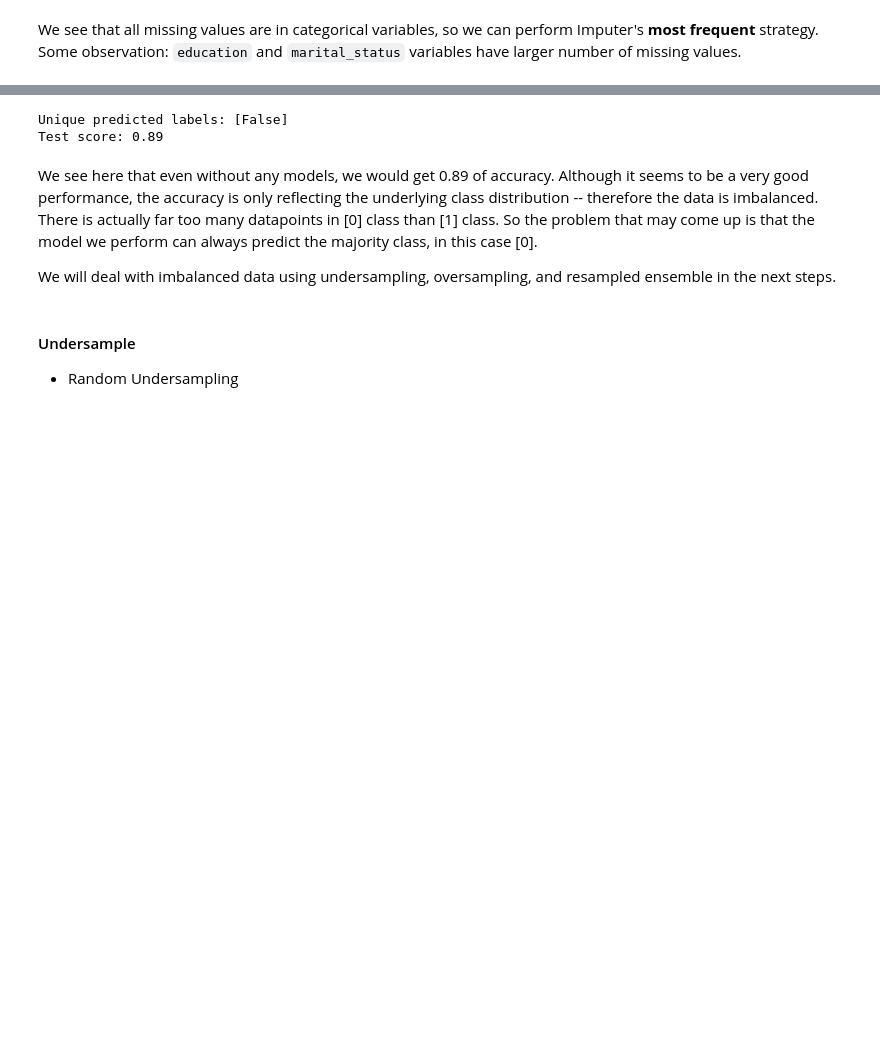
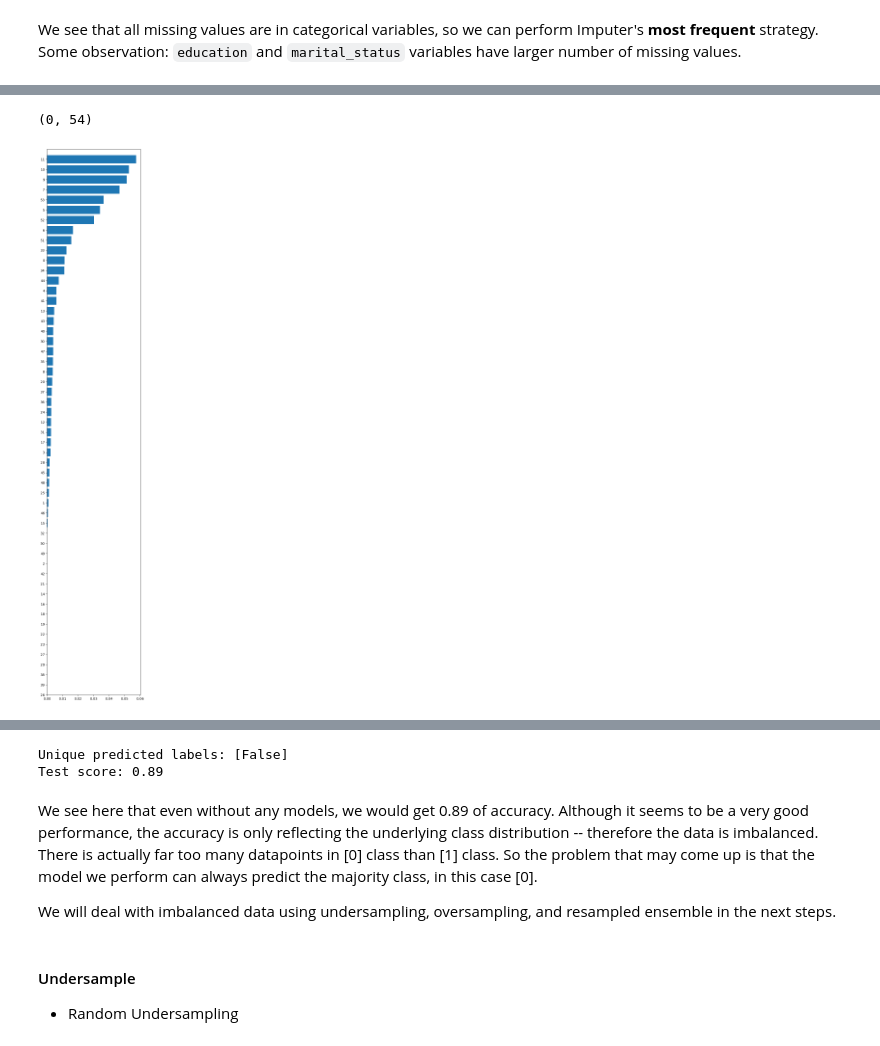
Before and after one commit to jagerhartman1/homework-iii-jagerhartman1-master, a Jupyter notebook: hw3_starter_notebook.ipynb, the cells around one changed output, grey strips where cells are left out. Drawn from its saved outputs; the diff is of its cells as text; code cells hidden in the pictures; blank space fills up the shorter version.

```diff
--- a/hw3_starter_notebook.ipynb
+++ b/hw3_starter_notebook.ipynb
@@ -307 +296,4 @@ X_train.head()
+# %%
+X_train['not_contacted'] = X_train['prev_days'].apply(lambda item: 1 if item == 999 else 0)
+X_test['not_contacted'] = X_test['prev_days'].apply(lambda item: 1 if item == 999 else 0)
 # %% [markdown]
@@ -376,0 +364,12 @@ X_train.head()
+# %%
+from sklearn.feature_selection import mutual_info_classif
+mi = mutual_info_classif(X_train, y_train.values)
+inds = np.argsort(mi)
+
+plt.figure(figsize=(5, 30))
+plt.barh(np.arange(len(mi)), np.log(mi[inds] + 1))
+plt.yticks(np.arange(len(mi)), X_train.columns[inds])
+plt.ylim(0, len(mi))
+# %% [output]
+(0, 54)
+[figure, added]
```
Also changed, not shown: parts of 133 cells of this notebook.
